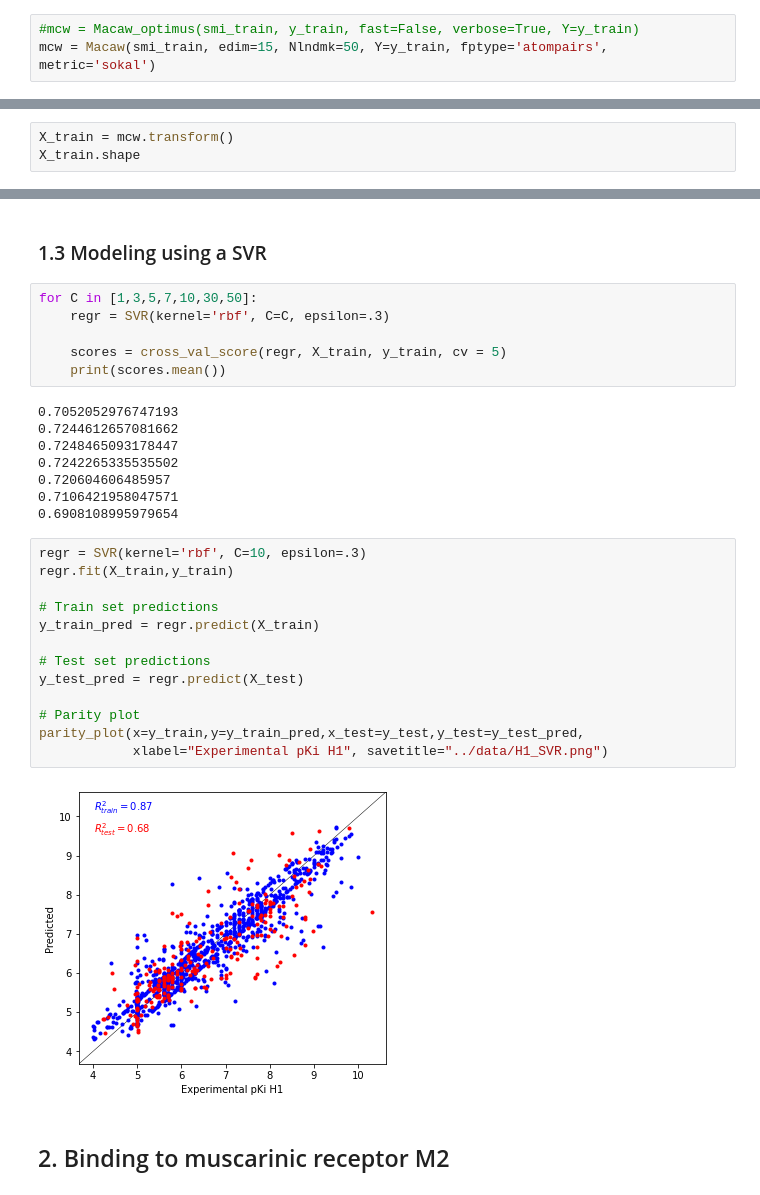
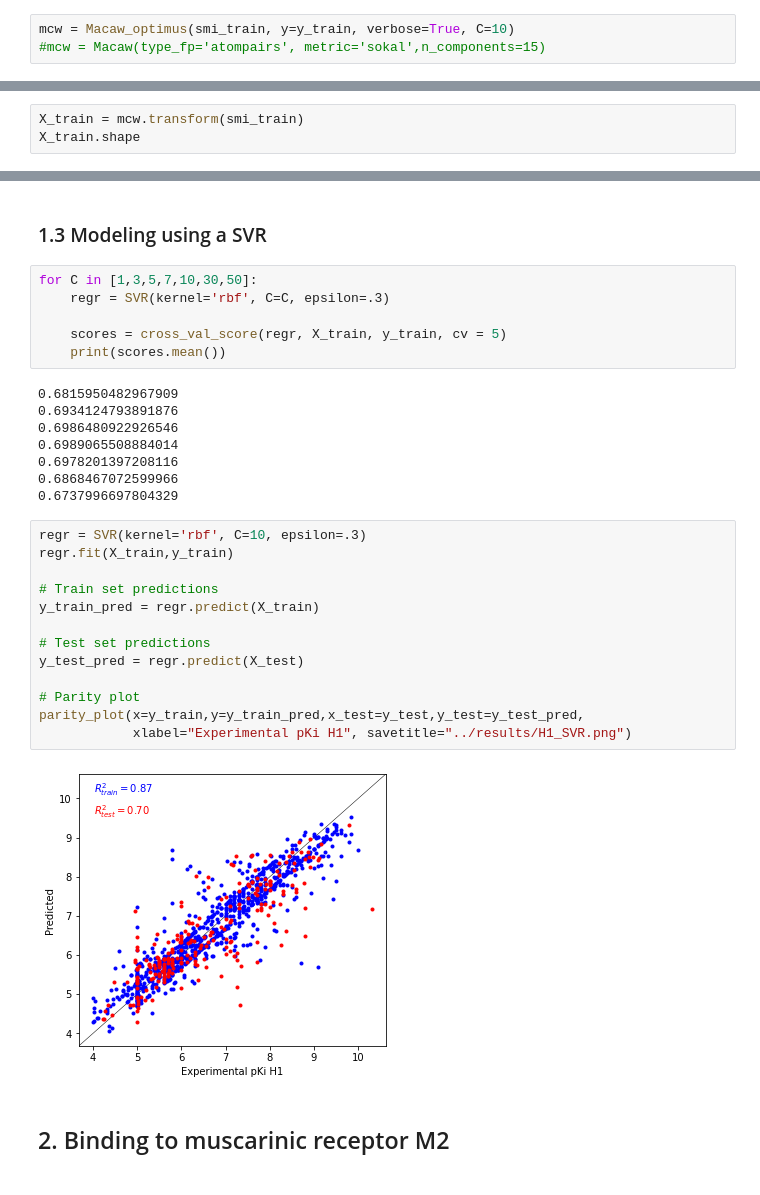
Before and after one commit to LBLQMM/MACAW, a Jupyter notebook: notebooks/N2_Histamine.ipynb, the cells around one changed output, grey strips where cells are left out. Saved outputs shown, nothing was run; the diff lists cells and outputs as text.

Commit message:
Added generators, added notebooks, updated macaw.py so that it does not store all train molecules, renamed to macaw_py

```diff
--- a/notebooks/N2_Histamine.ipynb
+++ b/notebooks/N2_Histamine.ipynb
@@ -54,5 +54,5 @@ smi_train, smi_test, y_train, y_test = train_test_split(smiles, Y, test_size=0.2
 # %% [markdown]
 ### 1.2 Compute Macaw embeddings
 # %%
-#mcw = Macaw_optimus(smi_train, y_train, fast=False, verbose=True, Y=y_train)
-mcw = Macaw(smi_train, edim=15, Nlndmk=50, Y=y_train, fptype='atompairs', metric='sokal')
+mcw = Macaw_optimus(smi_train, y=y_train, verbose=True, C=10)
+#mcw = Macaw(type_fp='atompairs', metric='sokal',n_components=15)
@@ -59,5 +77,5 @@ mcw = Macaw(smi_train, edim=15, Nlndmk=50, Y=y_train, fptype='atompairs', metric
 # %%
-X_train = mcw.transform()
+X_train = mcw.transform(smi_train)
 X_train.shape
 # %% [output]
 (971, 15)
@@ -75,28 +93,28 @@ for C in [1,3,5,7,10,30,50]:
     scores = cross_val_score(regr, X_train, y_train, cv = 5)
     print(scores.mean())
 # %% [output]
-0.7052052976747193
-0.7244612657081662
-0.7248465093178447
-0.7242265335535502
-0.720604606485957
-0.7106421958047571
-0.6908108995979654
+0.6815950482967909
+0.6934124793891876
+0.6986480922926546
+0.6989065508884014
+0.6978201397208116
+0.6868467072599966
+0.6737996697804329
 # %%
 regr = SVR(kernel='rbf', C=10, epsilon=.3)
 regr.fit(X_train,y_train)
 
 # Train set predictions
 y_train_pred = regr.predict(X_train)
 
 # Test set predictions
 y_test_pred = regr.predict(X_test)
 
 # Parity plot
 parity_plot(x=y_train,y=y_train_pred,x_test=y_test,y_test=y_test_pred,
-            xlabel="Experimental pKi H1", savetitle="../data/H1_SVR.png")
+            xlabel="Experimental pKi H1", savetitle="../results/H1_SVR.png")
 # %% [output]
-[figure, old version]
+[figure, new version]
 # %% [markdown]
 ## 2. Binding to muscarinic receptor M2
 # %% [markdown]
```
Also changed, not shown: parts of 10 cells of this notebook, 17 other files.
